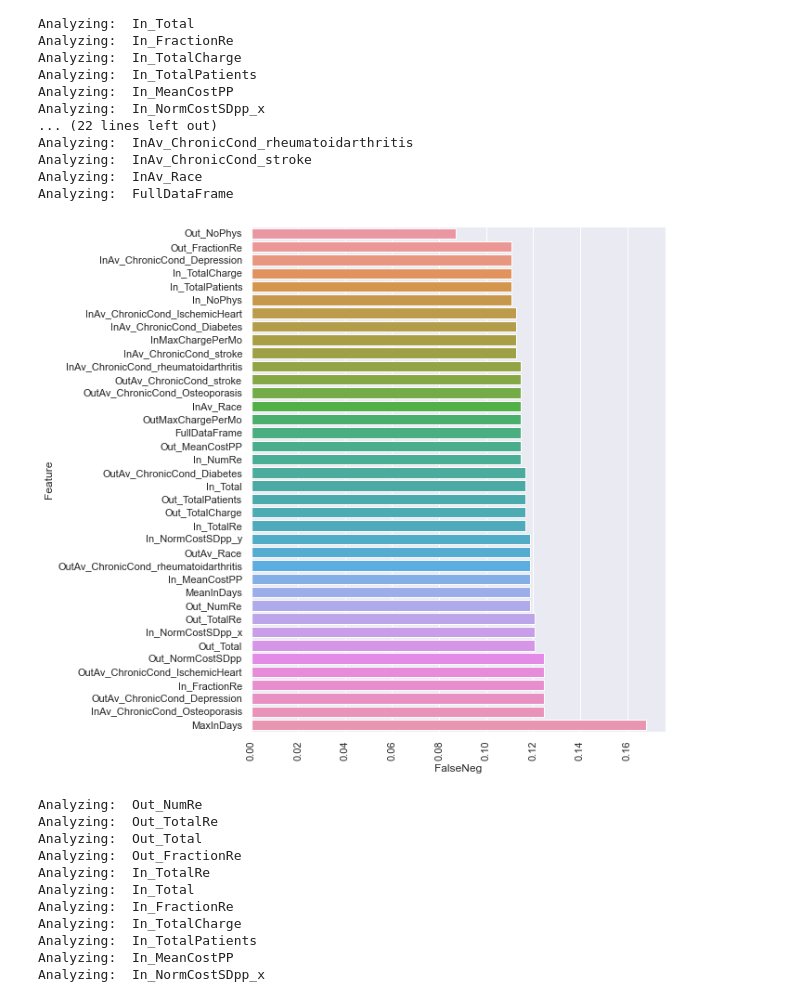
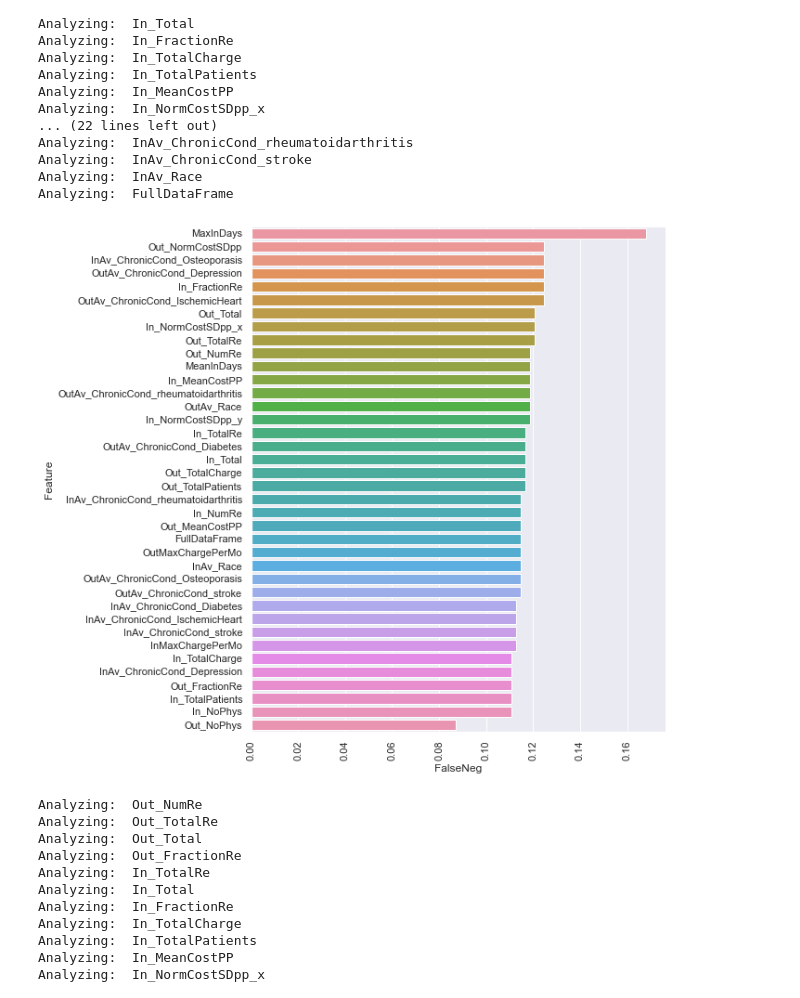
Before and after one commit to The1stMartian/Machine-Learning-For-Healthcare, a Jupyter notebook: final_XGB.ipynb, the cells around one changed output. Saved outputs shown, nothing was run; the diff lists cells and outputs as text; code cells hidden in the pictures.

```diff
--- a/final_XGB.ipynb
+++ b/final_XGB.ipynb
@@ -873,10 +875,10 @@ Analyzing:  FullDataFrame
 # %%
 # Plot out data by feature versus the effect on the FalseNegative rate (or False Positive rate) or R-squared
 sns.set(rc={"figure.figsize":(8, 10)})
-ax = sns.barplot(data=badFeatures.sort_values(by="FalseNeg"),y="Feature",x="FalseNeg")
+ax = sns.barplot(data=badFeatures.sort_values(by="FalseNeg", ascending=False),y="Feature",x="FalseNeg")
 ax.tick_params(axis='x', rotation=90)
 # %% [output]
-[figure, old version]
+[figure, new version]
 # %%
 # Test effects of newly deleted features
 # This step can be performed iteratively to study the effects of deleting multiple columns
```
Also changed, not shown: parts of 8 cells of this notebook.
